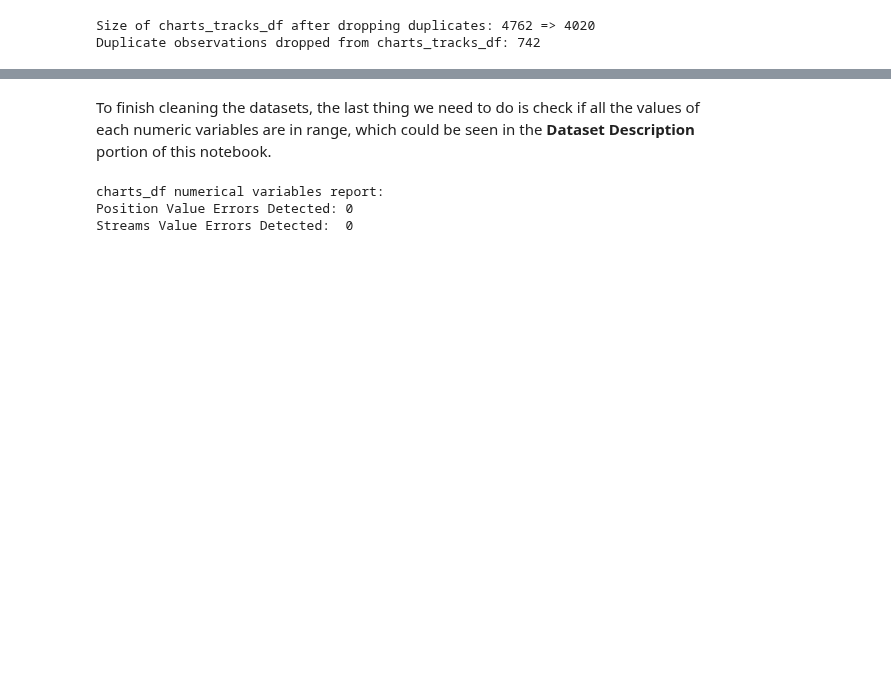
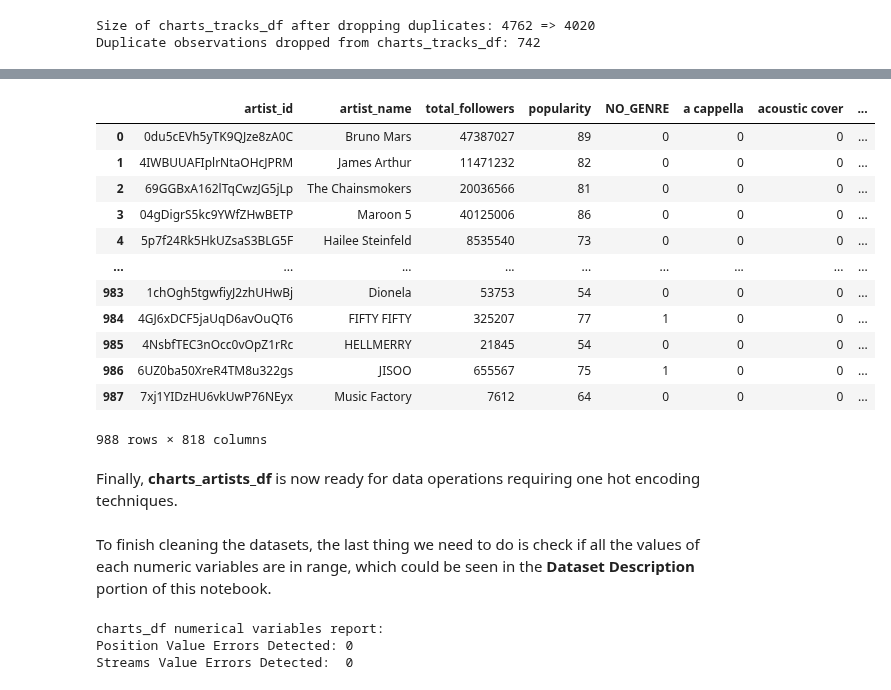
Before and after one commit to ADichoso/CSMODEL-Project-XX22-G1, a Jupyter notebook: SpotifyDataset.ipynb, the cells around one changed output, grey strips where cells are left out. Cells and saved outputs as stored; diff of their text form; code cells hidden in the pictures; blank space fills up the shorter version.

```diff
--- a/SpotifyDataset.ipynb
+++ b/SpotifyDataset.ipynb
@@ -541,3 +692,32 @@ Duplicate observations dropped from charts_tracks_df: 742
+# %%
+#Create a new pandas dataframe with shape (num of artists x num of unique genres)
+genres_df = pd.DataFrame([[0 for _ in range(len(artist_genres))] for _ in range(len(artist_genres_values))], columns=artist_genres)
+
+#Using the generated list of list of indices, encode a 1 onto the corresponding observation and variable.
+for i in range(len(artist_genres_values)):
+    genres_df.iloc[i, artist_genres_values[i]] = 1
+genres_df
+
+#Replace the genres column in charts_artists_df with this new dataframe
+charts_artists_df = charts_artists_df.drop(['genres'], axis=1)
+charts_artists_df = pd.concat([charts_artists_df, genres_df], axis=1, join='inner')
+charts_artists_df
+# %% [output]
+|  | artist_id | artist_name | total_followers | popularity | NO_GENRE | a cappella | acoustic cover | ... |
+| 0 | 0du5cEVh5yTK9QJze8zA0C | Bruno Mars | 47387027 | 89 | 0 | 0 | 0 | ... |
+| 1 | 4IWBUUAFIplrNtaOHcJPRM | James Arthur | 11471232 | 82 | 0 | 0 | 0 | ... |
+| 2 | 69GGBxA162lTqCwzJG5jLp | The Chainsmokers | 20036566 | 81 | 0 | 0 | 0 | ... |
+| 3 | 04gDigrS5kc9YWfZHwBETP | Maroon 5 | 40125006 | 86 | 0 | 0 | 0 | ... |
+| 4 | 5p7f24Rk5HkUZsaS3BLG5F | Hailee Steinfeld | 8535540 | 73 | 0 | 0 | 0 | ... |
+| ... | ... | ... | ... | ... | ... | ... | ... | ... |
+| 983 | 1chOgh5tgwfiyJ2zhUHwBj | Dionela | 53753 | 54 | 0 | 0 | 0 | ... |
+| 984 | 4GJ6xDCF5jaUqD6avOuQT6 | FIFTY FIFTY | 325207 | 77 | 1 | 0 | 0 | ... |
+| 985 | 4NsbfTEC3nOcc0vOpZ1rRc | HELLMERRY | 21845 | 54 | 0 | 0 | 0 | ... |
+| 986 | 6UZ0ba50XreR4TM8u322gs | JISOO | 655567 | 75 | 1 | 0 | 0 | ... |
+| 987 | 7xj1YIDzHU6vkUwP76NEyx | Music Factory | 7612 | 64 | 0 | 0 | 0 | ... |
+988 rows × 818 columns
+# %% [markdown]
+Finally, **charts_artists_df** is now ready for data operations requiring one hot encoding techniques.
 # %% [markdown]
 To finish cleaning the datasets, the last thing we need to do is check if all the values of each numeric variables are in range, which could be seen in the **Dataset Description** portion of this notebook.
 # %%
```
Also changed, not shown: parts of 41 cells of this notebook.
